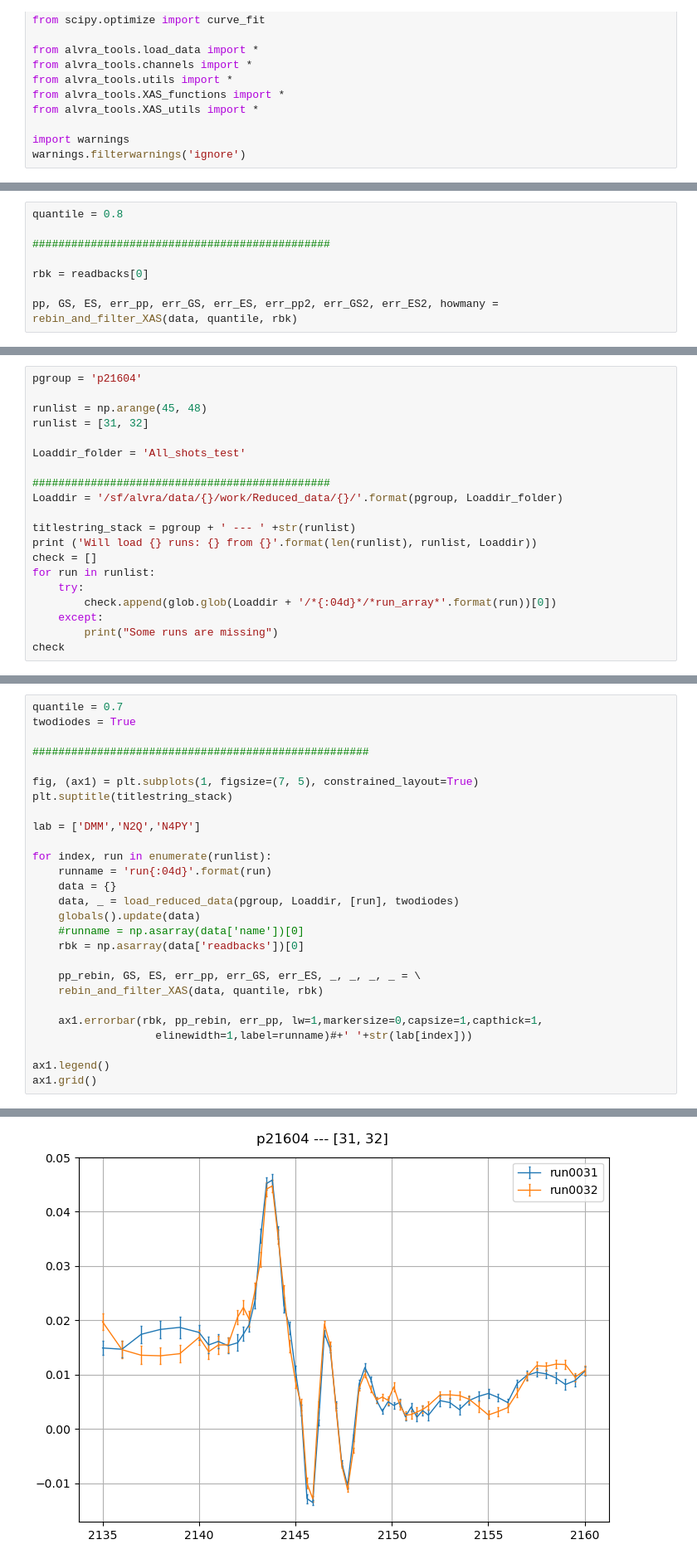
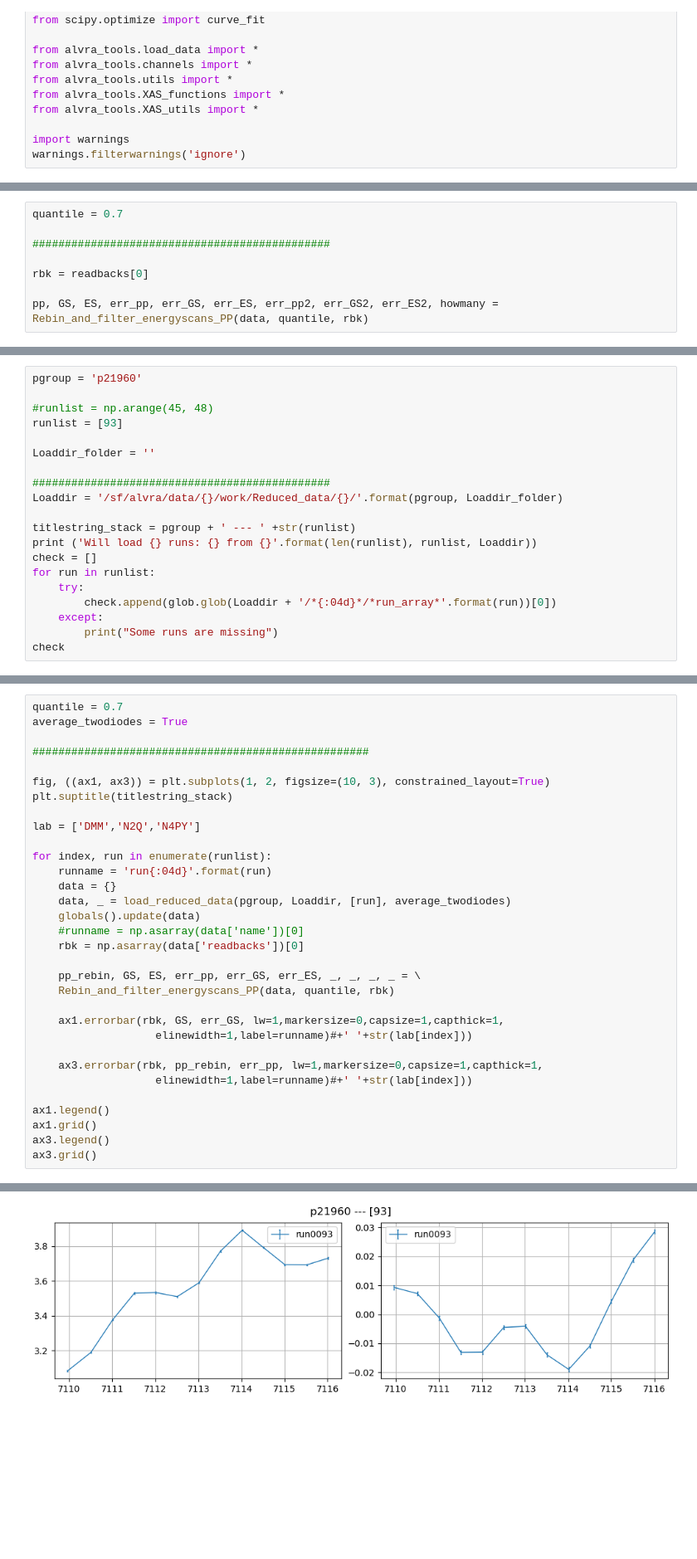
Before and after one commit to paulscherrerinstitute/alvra_beamline_scripts, a Jupyter notebook: Plotting_XANES.ipynb, the cells around one changed output, grey strips where cells are left out. Shown at 83% size. Cells and saved outputs as stored; diff of their text form; blank space fills up the shorter version.

```diff
--- a/Plotting_XANES.ipynb
+++ b/Plotting_XANES.ipynb
@@ -68,9 +68,9 @@ Time delay axis rebinned with delay stage data
 # %%
-quantile = 0.8
+quantile = 0.7
 
 ##############################################
 
 rbk = readbacks[0]
 
-pp, GS, ES, err_pp, err_GS, err_ES, err_pp2, err_GS2, err_ES2, howmany = rebin_and_filter_XAS(data, quantile, rbk)
+pp, GS, ES, err_pp, err_GS, err_ES, err_pp2, err_GS2, err_ES2, howmany = Rebin_and_filter_energyscans_PP(data, quantile, rbk)
 # %% [output]
@@ -157,10 +156,10 @@ plt.show()
 # %%
-pgroup = 'p21604'
+pgroup = 'p21960'
 
-runlist = np.arange(45, 48)
-runlist = [31, 32]
+#runlist = np.arange(45, 48)
+runlist = [93]
 
-Loaddir_folder = 'All_shots_test'
+Loaddir_folder = ''
 
 ##############################################
 Loaddir = '/sf/alvra/data/{}/work/Reduced_data/{}/'.format(pgroup, Loaddir_folder)
@@ -181,10 +179,10 @@ Will load 2 runs: [31, 32] from /sf/alvra/data/p21604/work/Reduced_data/All_shot
 # %%
 quantile = 0.7
-twodiodes = True
+average_twodiodes = True
 
 ####################################################
 
-fig, (ax1) = plt.subplots(1, figsize=(7, 5), constrained_layout=True)
+fig, ((ax1, ax3)) = plt.subplots(1, 2, figsize=(10, 3), constrained_layout=True)
 plt.suptitle(titlestring_stack)
 
 lab = ['DMM','N2Q','N4PY']
@@ -192,17 +190,22 @@ lab = ['DMM','N2Q','N4PY']
 for index, run in enumerate(runlist):
     runname = 'run{:04d}'.format(run)
     data = {}
-    data, _ = load_reduced_data(pgroup, Loaddir, [run], twodiodes)
+    data, _ = load_reduced_data(pgroup, Loaddir, [run], average_twodiodes)
     globals().update(data)
     #runname = np.asarray(data['name'])[0]
     rbk = np.asarray(data['readbacks'])[0]
 
     pp_rebin, GS, ES, err_pp, err_GS, err_ES, _, _, _, _ = \
-    rebin_and_filter_XAS(data, quantile, rbk)
+    Rebin_and_filter_energyscans_PP(data, quantile, rbk)
 
-    ax1.errorbar(rbk, pp_rebin, err_pp, lw=1,markersize=0,capsize=1,capthick=1,
+    ax1.errorbar(rbk, GS, err_GS, lw=1,markersize=0,capsize=1,capthick=1,
+                   elinewidth=1,label=runname)#+' '+str(lab[index]))
+
+    ax3.errorbar(rbk, pp_rebin, err_pp, lw=1,markersize=0,capsize=1,capthick=1,
                    elinewidth=1,label=runname)#+' '+str(lab[index]))
 
 ax1.legend()
 ax1.grid()
+ax3.legend()
+ax3.grid()
 # %% [output]
@@ -213,4 +214,4 @@ ax1.grid()
-[figure, old version]
+[figure, new version]
 # %% [markdown]
 # OLD
 # %%
```
Also changed, not shown: parts of 13 cells of this notebook, 3 other files.
